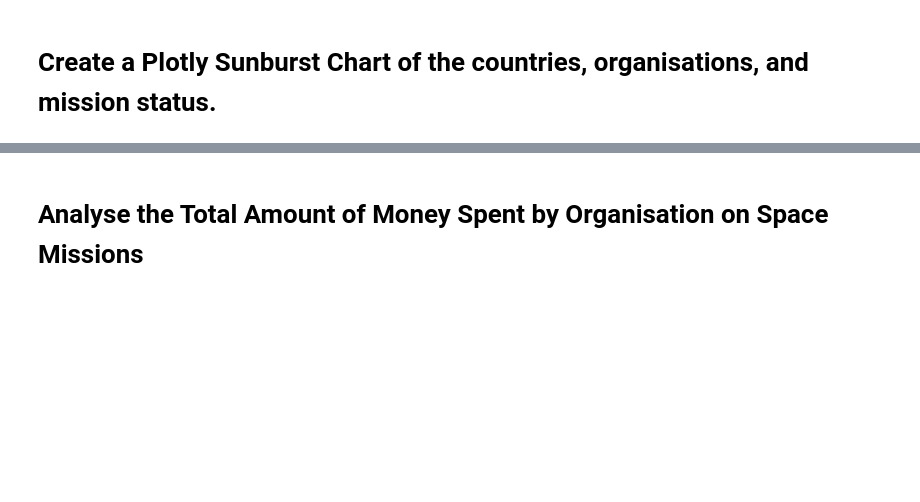
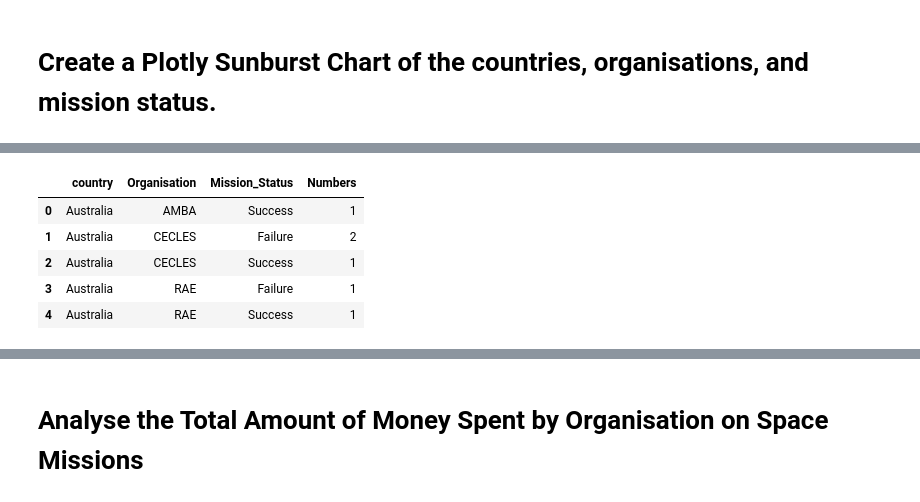
Before and after one commit to nkp1111/python-projects, a Jupyter notebook: 18.analyse_and_visualise_the_space_race/Space_Missions_Analysis_(start).ipynb, the cells around one changed output, grey strips where cells are left out. Cells and saved outputs as stored; diff of their text form; code cells hidden in the pictures; blank space fills up the shorter version.

```diff
--- a/18.analyse_and_visualise_the_space_race/Space_Missions_Analysis_(start).ipynb
+++ b/18.analyse_and_visualise_the_space_race/Space_Missions_Analysis_(start).ipynb
@@ -576,3 +576,14 @@ clean_df.head(3)
 | 0 | 0 | 0 | SpaceX | LC-39A, Kennedy Space Center, Flo... | Fri Aug 07, 2020 05:12 UTC | Falcon 9 Block 5 | Starlink V1 L9... | StatusActive | Success | ... |
 | 1 | 1 | 1 | CASC | Site 9401 (SLS-2), Jiuquan Satell... | Thu Aug 06, 2020 04:01 UTC | Long March 2D | Gaofen-9 04 & Q-SAT | StatusActive | Success | ... |
 | 2 | 2 | 2 | SpaceX | Pad A, Boca Chica, Texas, USA | Tue Aug 04, 2020 23:57 UTC | Starship Prototype | 150 Meter Hop | StatusActive | Success | ... |
+# %%
+c_o_mission_df = clean_df.groupby(["country", "Organisation", "Mission_Status"], as_index=False).agg({"Detail": pd.Series.count})
+c_o_mission_df.rename(columns={"Detail": "Numbers"}, inplace=True)
+c_o_mission_df.head()
+# %% [output]
+|  | country | Organisation | Mission_Status | Numbers |
+| 0 | Australia | AMBA | Success | 1 |
+| 1 | Australia | CECLES | Failure | 2 |
+| 2 | Australia | CECLES | Success | 1 |
+| 3 | Australia | RAE | Failure | 1 |
+| 4 | Australia | RAE | Success | 1 |
```
Also changed, not shown: parts of 13 cells of this notebook.
